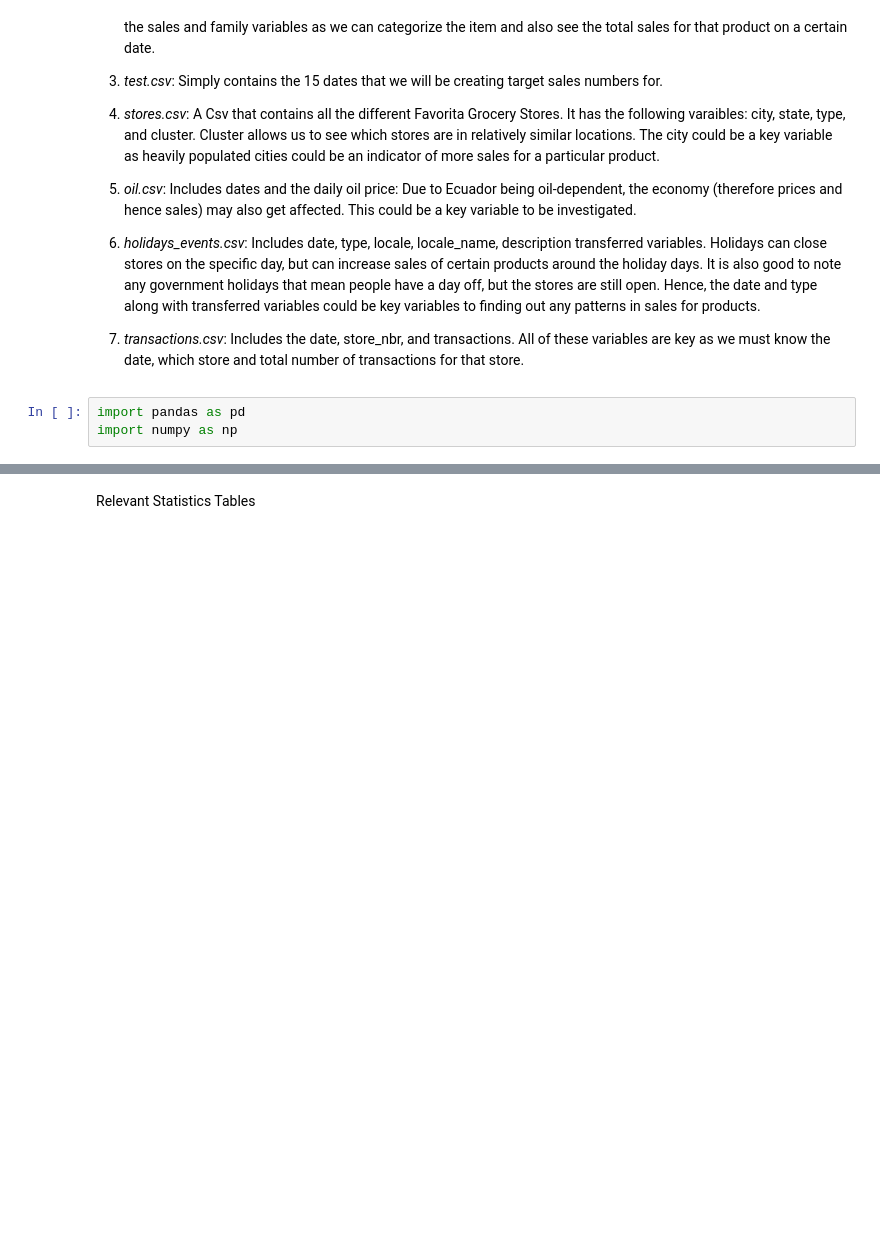
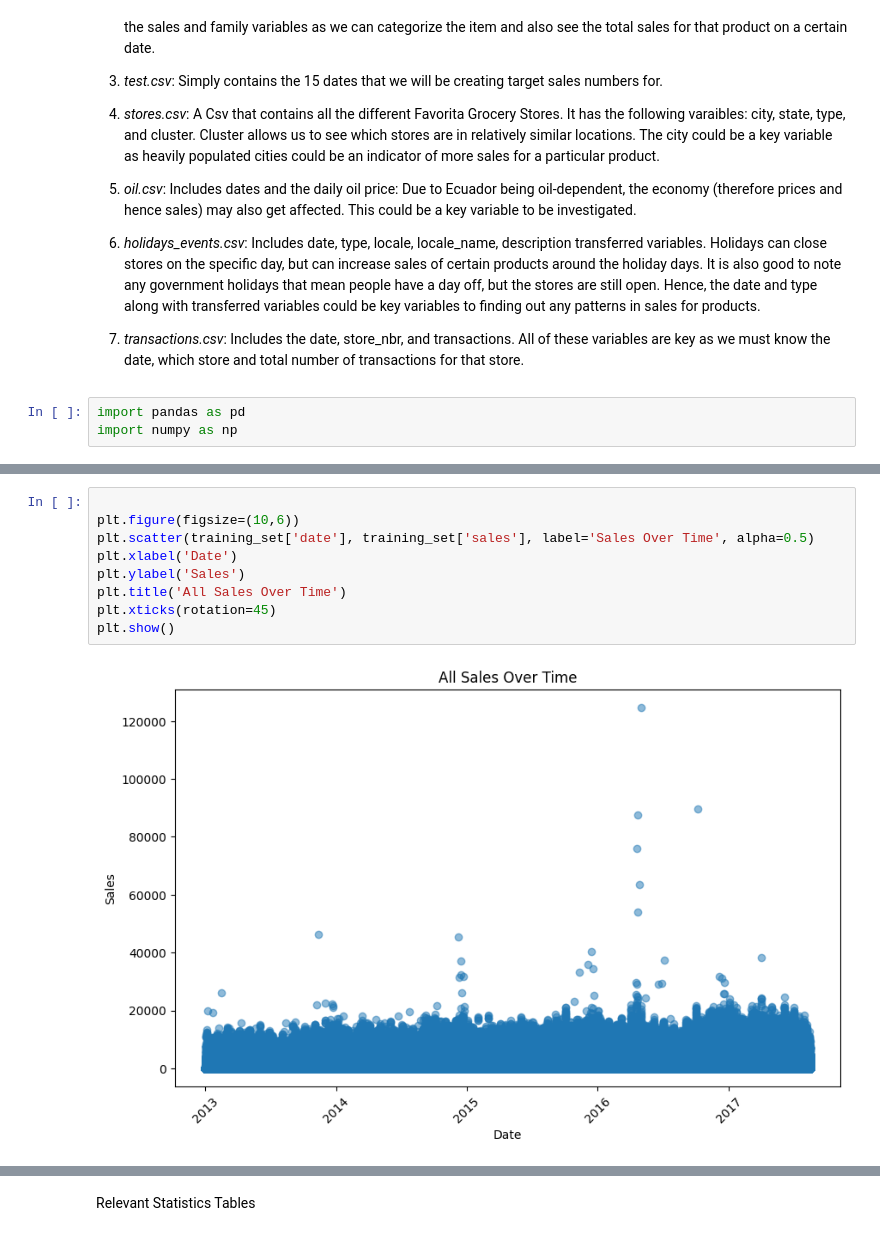
Before and after one commit to CelestineNguyen/DS3001_SalesProject, a Jupyter notebook: ProjectWrangling.ipynb, the cells around one changed output, grey strips where cells are left out. Cells and saved outputs as stored; diff of their text form; blank space fills up the shorter version.

```diff
--- a/ProjectWrangling.ipynb
+++ b/ProjectWrangling.ipynb
@@ -45,0 +106,11 @@ import numpy as np
+# %%
+
+plt.figure(figsize=(10,6))
+plt.scatter(training_set['date'], training_set['sales'], label='Sales Over Time', alpha=0.5)
+plt.xlabel('Date')
+plt.ylabel('Sales')
+plt.title('All Sales Over Time')
+plt.xticks(rotation=45)
+plt.show()
+# %% [output]
+[figure, added]
```
Also changed, not shown: parts of 10 cells of this notebook.
